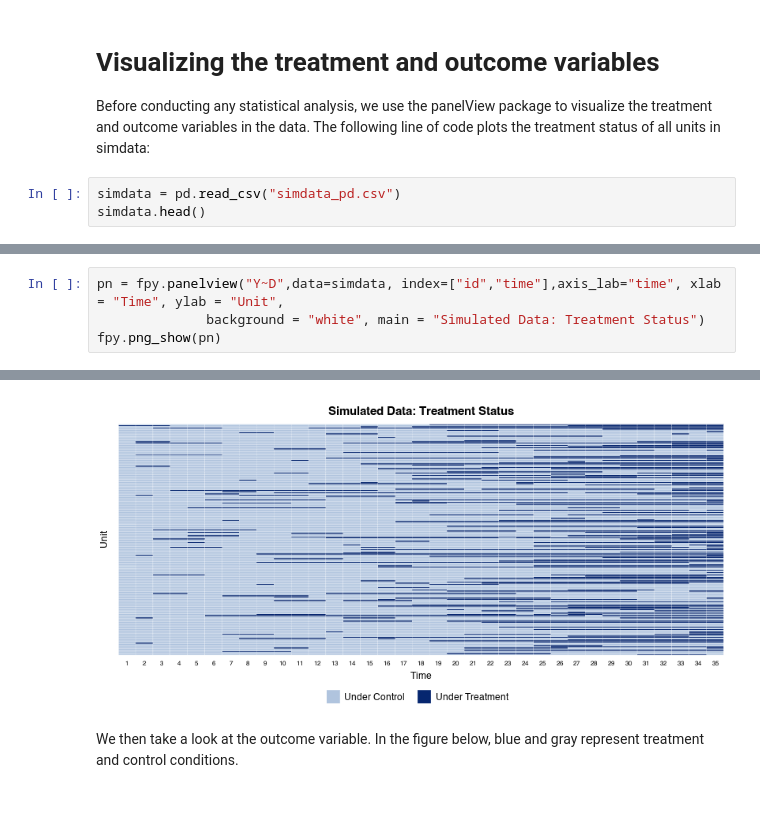
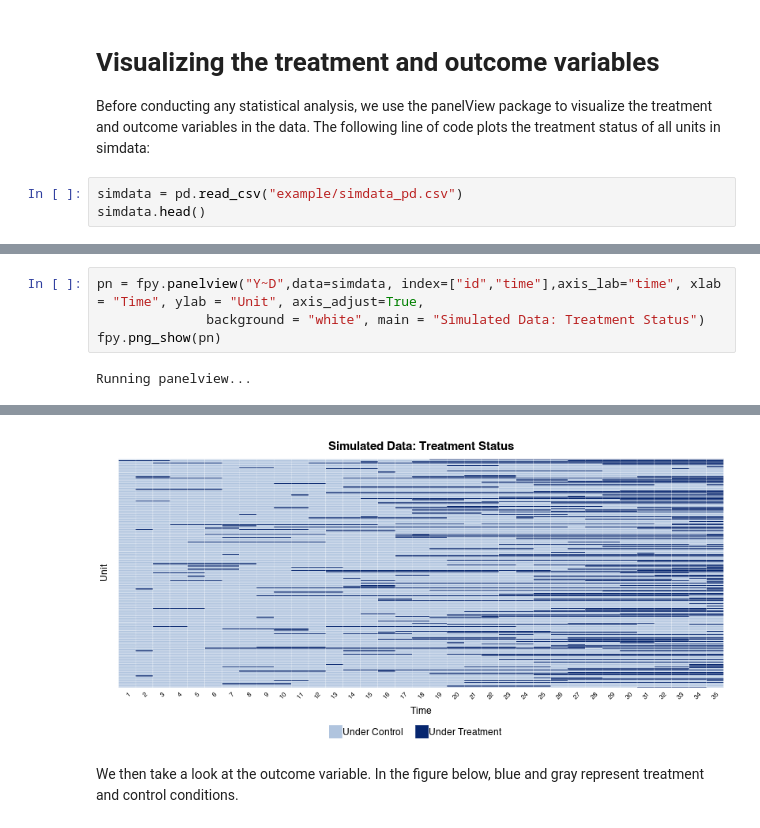
Before and after one commit to xuyiqing/fect_python, a Jupyter notebook: example/fect_ipy.ipynb, the cells around one changed output, grey strips where cells are left out. Saved outputs shown, nothing was run; the diff lists cells and outputs as text.

Commit message:
feat: Update fectfunc to match the update in R panelView
Fixed a problem due to the update of panelview package in R.

```diff
--- a/example/fect_ipy.ipynb
+++ b/example/fect_ipy.ipynb
@@ -7,7 +7,7 @@ from fect_py import Fect
 # Visualizing the treatment and outcome variables
 Before conducting any statistical analysis, we use the panelView package to visualize the treatment and outcome variables in the data. The following line of code plots the treatment status of all units in simdata:
 # %%
-simdata = pd.read_csv("simdata_pd.csv")
+simdata = pd.read_csv("example/simdata_pd.csv")
 simdata.head()
 # %% [output]
 |  | Unnamed: 0 | id | time | Y | error | eff | tr_cum | tr_prob | D | X1 | X2 | ... |
@@ -17,7 +17,8 @@ simdata.head()
 | 3 | 4 | 101.0 | 4.0 | 16.579266 | 0.265574 | 0.0 | 0.0 | 0.025334 | 0.0 | 0.545030 | 0.830335 | ... |
 | 4 | 5 | 101.0 | 5.0 | 6.784694 | 0.243195 | 0.0 | 0.0 | 0.053190 | 0.0 | 0.830842 | -3.091013 | ... |
 # %%
-pn = fpy.panelview("Y~D",data=simdata, index=["id","time"],axis_lab="time", xlab = "Time", ylab = "Unit",
+pn = fpy.panelview("Y~D",data=simdata, index=["id","time"],axis_lab="time", xlab = "Time", ylab = "Unit", axis_adjust=True,
               background = "white", main = "Simulated Data: Treatment Status")
 fpy.png_show(pn)
 # %% [output]
+Running panelview...
@@ -24,4 +26,4 @@ fpy.png_show(pn)
-[figure, old version]
+[figure, new version]
 # %% [markdown]
 We then take a look at the outcome variable. In the figure below, blue and gray represent treatment and control conditions.
 # %%
```
Also changed, not shown: parts of 5 cells of this notebook, 1 other file.
